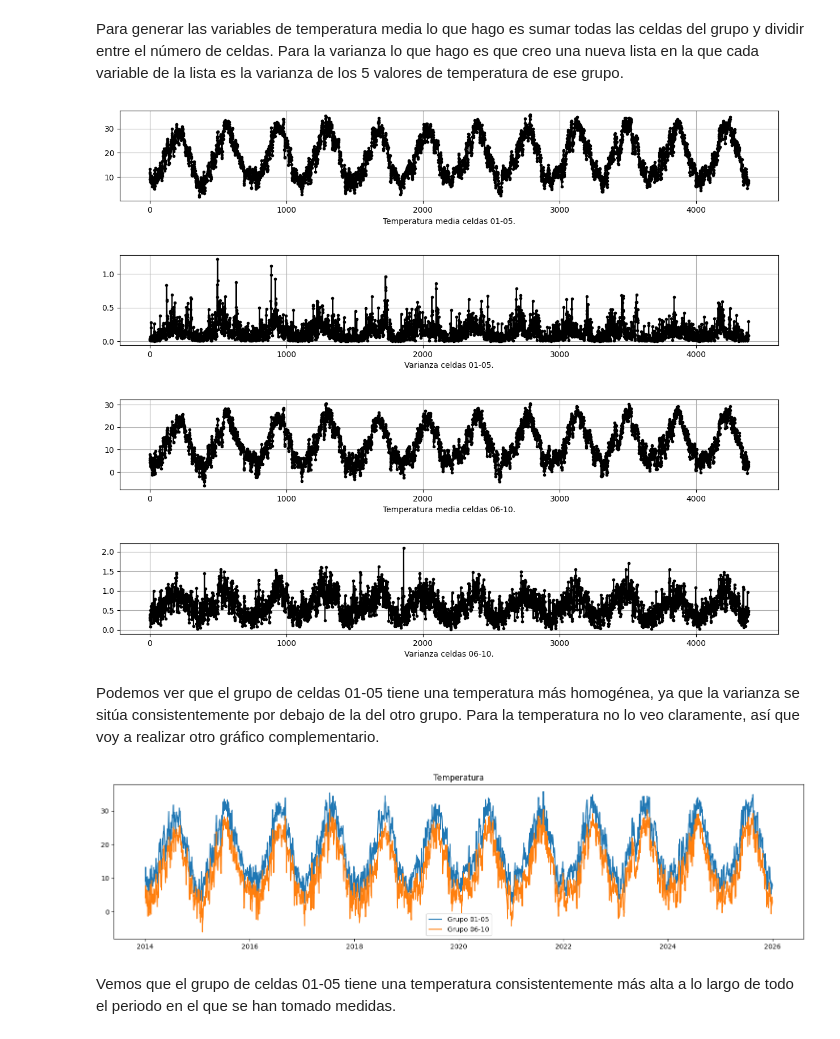
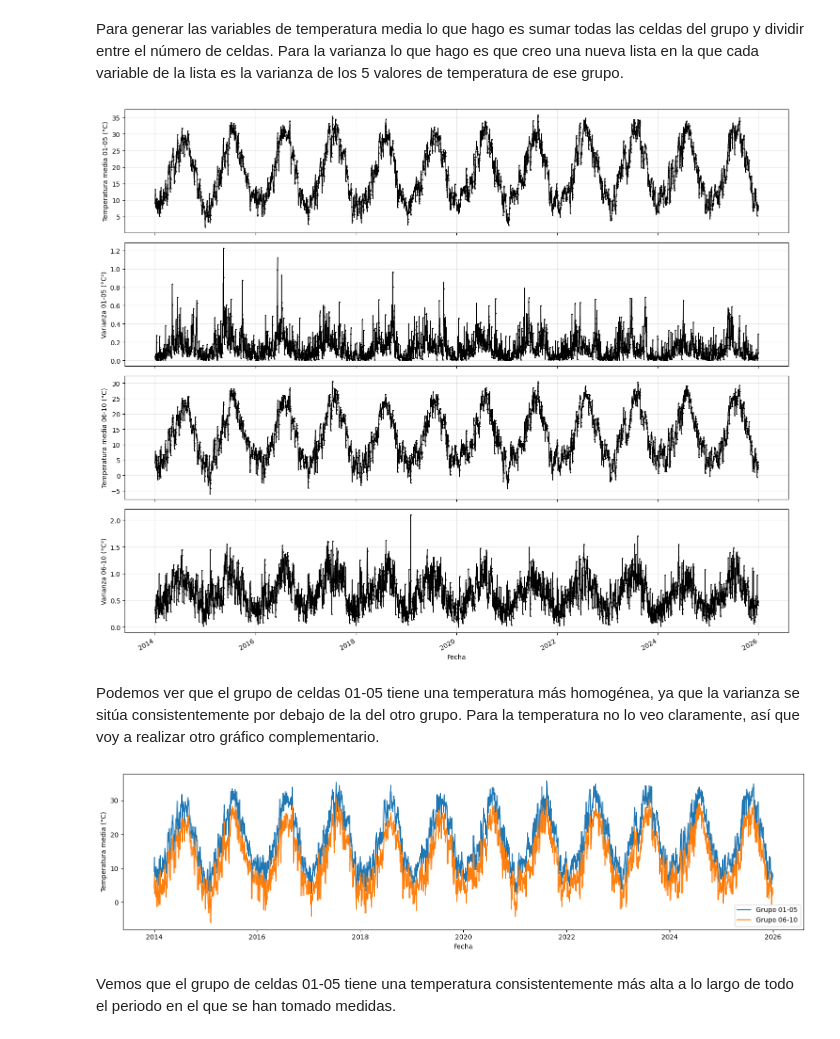
Before and after one commit to AlbertoRodvic/t1_estadistica_descriptiva, a Jupyter notebook: src/Apartado_4.ipynb, the cells around one changed output. Drawn from its saved outputs; the diff is of its cells as text; code cells hidden in the pictures.

```diff
--- a/src/Apartado_4.ipynb
+++ b/src/Apartado_4.ipynb
@@ -6,3 +6,7 @@
 En esta sección se importan los datos y librerías necesarias para el análisis del Apartado 1.
 # %%
 from carga_de_datos import *
+from pathlib import Path
+PROJECT_ROOT = Path.cwd().parent if Path.cwd().name == 'src' else Path.cwd()
+IMAGES_DIR = PROJECT_ROOT / 'images'
+IMAGES_DIR.mkdir(parents=True, exist_ok=True)
@@ -74,41 +63,45 @@ for i in range(2, 6):
 temp_media1 = temp_media1 / 5
 
 varianza_temp1 = []
 for i in range(len(df_orig_temp["TEMP_CELDA01"])):
     x = []
     for j in range(1, 6):
         x.append(df_orig_temp[f"TEMP_CELDA0{j}"].iloc[i])
     varianza_temp1.append(np.var(x))
-
 
 
 temp_media2 = df_orig_temp["TEMP_CELDA10"].copy()
 for i in range(6, 10):
     temp_media2 += df_orig_temp[f"TEMP_CELDA0{i}"]
 temp_media2 = temp_media2 / 5
 
 varianza_temp2 = []
 for i in range(len(df_orig_temp["TEMP_CELDA06"])):
     x = []
     for j in range(6, 10):
         x.append(df_orig_temp[f"TEMP_CELDA0{j}"].iloc[i])
     x.append(df_orig_temp[f"TEMP_CELDA10"].iloc[i])
     varianza_temp2.append(np.var(x))
 
 
-fig, axs = plt.subplots(4, 1, figsize=(15, 12))
-fig.subplots_adjust(hspace=0.6)
+fig, axs = plt.subplots(4, 1, figsize=(15, 12), sharex=True)
+fig.subplots_adjust(hspace=0.25)
 
 plots = [temp_media1, varianza_temp1, temp_media2, varianza_temp2]
-names = ["Temperatura media celdas 01-05.", "Varianza celdas 01-05.", "Temperatura media celdas 06-10.", "Varianza celdas 06-10."]
+ylabels = ["Temperatura media 01-05 (°C)", "Varianza 01-05 (°C²)", "Temperatura media 06-10 (°C)", "Varianza 06-10 (°C²)"]
 
 for i in range(4):
-    axs[i].plot(plots[i], 'k.-')
-    axs[i].set_xlabel(names[i])
-    axs[i].grid()
+    axs[i].plot(df_orig_temp.FECHA, plots[i], 'k.-', markersize=2, linewidth=1)
+    axs[i].set_ylabel(ylabels[i])
+    axs[i].grid(alpha=0.3)
+
+axs[3].set_xlabel('Fecha')
+fig.autofmt_xdate()
+plt.tight_layout()
+plt.savefig(IMAGES_DIR / 'Gráfico 4.1： Series temporales de temperatura media y varianza por grupo de celdas.png', dpi=300, bbox_inches='tight')
 plt.show()
 # %% [output]
-[figure, old version]
+[figure, new version]
 # %% [markdown]
 Podemos ver que el grupo de celdas 01-05 tiene una temperatura más homogénea, ya que la varianza se sitúa consistentemente por debajo de la del otro grupo. Para la temperatura no lo veo claramente, así que voy a realizar otro gráfico complementario.
 # %%
@@ -116,13 +109,15 @@ fig = plt.figure(1, figsize=(15, 4))
 # Temperatura
 plt.plot(df_orig_temp.FECHA, temp_media1, label='Grupo 01-05')
 plt.plot(df_orig_temp.FECHA, temp_media2, label='Grupo 06-10')
-plt.title('Temperatura')
-plt.legend()
+plt.xlabel('Fecha')
+plt.ylabel('Temperatura media (°C)')
+plt.legend(title=None)
 
 plt.tight_layout()
+plt.savefig(IMAGES_DIR / 'Gráfico 4.2： Evolución temporal de la temperatura media en los grupos 01-05 y 06-10.png', dpi=300, bbox_inches='tight')
 plt.show()
 # %% [output]
-[figure, old version]
+[figure, new version]
 # %% [markdown]
 Vemos que el grupo de celdas 01-05 tiene una temperatura consistentemente más alta a lo largo de todo el periodo en el que se han tomado medidas.
 # %% [markdown]
```
Also changed, not shown: parts of 4 cells of this notebook, 5 other files.
